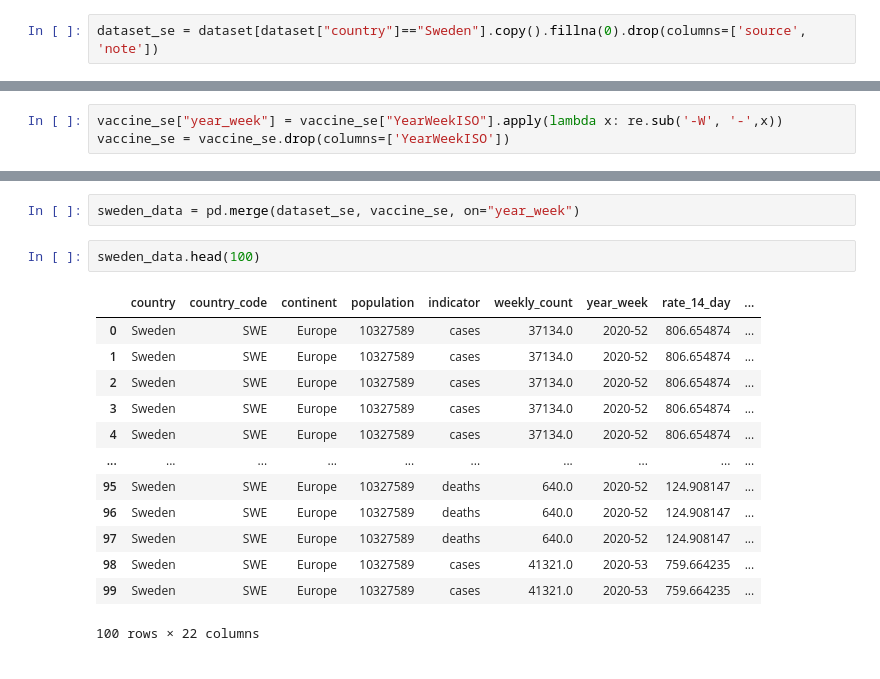
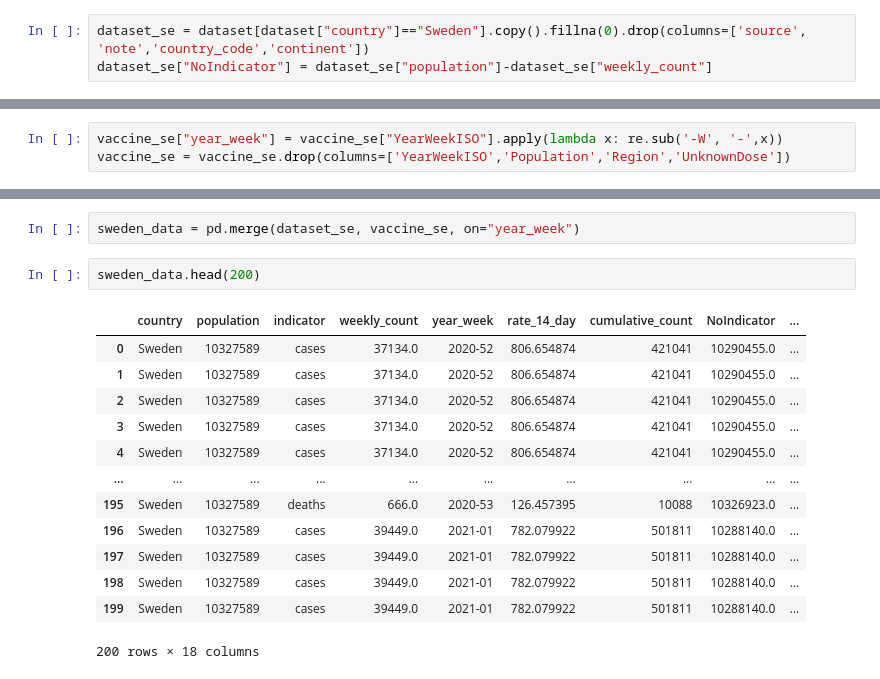
Before and after one commit to SSShinorina/Covid-19-Group-Work-, a Jupyter notebook: Covid-19.ipynb, the cells around one changed output, grey strips where cells are left out. Drawn from its saved outputs; the diff is of its cells as text.

```diff
--- a/Covid-19.ipynb
+++ b/Covid-19.ipynb
@@ -6,7 +13,8 @@ dataset=pd.read_excel('Downloads/covid-19.xlsx')
 # %%
 vaccine=pd.read_csv('Documents/vaccine.csv')
 # %%
-dataset_se = dataset[dataset["country"]=="Sweden"].copy().fillna(0).drop(columns=['source', 'note'])
+dataset_se = dataset[dataset["country"]=="Sweden"].copy().fillna(0).drop(columns=['source', 'note','country_code','continent'])
+dataset_se["NoIndicator"] = dataset_se["population"]-dataset_se["weekly_count"]
 # %%
 vaccine_se = vaccine[vaccine["ReportingCountry"]=="SE"].copy().fillna(0)
 # %%
@@ -28,6 +36,6 @@ dataset_se.head(100)
 # %%
 vaccine_se["year_week"] = vaccine_se["YearWeekISO"].apply(lambda x: re.sub('-W', '-',x))
-vaccine_se = vaccine_se.drop(columns=['YearWeekISO'])
+vaccine_se = vaccine_se.drop(columns=['YearWeekISO','Population','Region','UnknownDose'])
 # %%
 vaccine_se.head(100)
 # %% [output]
@@ -47,21 +55,21 @@ vaccine_se.head(100)
 # %%
 sweden_data = pd.merge(dataset_se, vaccine_se, on="year_week")
 # %%
-sweden_data.head(100)
+sweden_data.head(200)
 # %% [output]
-|  | country | country_code | continent | population | indicator | weekly_count | year_week | rate_14_day | ... |
-| 0 | Sweden | SWE | Europe | 10327589 | cases | 37134.0 | 2020-52 | 806.654874 | ... |
-| 1 | Sweden | SWE | Europe | 10327589 | cases | 37134.0 | 2020-52 | 806.654874 | ... |
-| 2 | Sweden | SWE | Europe | 10327589 | cases | 37134.0 | 2020-52 | 806.654874 | ... |
-| 3 | Sweden | SWE | Europe | 10327589 | cases | 37134.0 | 2020-52 | 806.654874 | ... |
-| 4 | Sweden | SWE | Europe | 10327589 | cases | 37134.0 | 2020-52 | 806.654874 | ... |
+|  | country | population | indicator | weekly_count | year_week | rate_14_day | cumulative_count | NoIndicator | ... |
+| 0 | Sweden | 10327589 | cases | 37134.0 | 2020-52 | 806.654874 | 421041 | 10290455.0 | ... |
+| 1 | Sweden | 10327589 | cases | 37134.0 | 2020-52 | 806.654874 | 421041 | 10290455.0 | ... |
+| 2 | Sweden | 10327589 | cases | 37134.0 | 2020-52 | 806.654874 | 421041 | 10290455.0 | ... |
+| 3 | Sweden | 10327589 | cases | 37134.0 | 2020-52 | 806.654874 | 421041 | 10290455.0 | ... |
+| 4 | Sweden | 10327589 | cases | 37134.0 | 2020-52 | 806.654874 | 421041 | 10290455.0 | ... |
 | ... | ... | ... | ... | ... | ... | ... | ... | ... | ... |
-| 95 | Sweden | SWE | Europe | 10327589 | deaths | 640.0 | 2020-52 | 124.908147 | ... |
-| 96 | Sweden | SWE | Europe | 10327589 | deaths | 640.0 | 2020-52 | 124.908147 | ... |
-| 97 | Sweden | SWE | Europe | 10327589 | deaths | 640.0 | 2020-52 | 124.908147 | ... |
-| 98 | Sweden | SWE | Europe | 10327589 | cases | 41321.0 | 2020-53 | 759.664235 | ... |
-| 99 | Sweden | SWE | Europe | 10327589 | cases | 41321.0 | 2020-53 | 759.664235 | ... |
+| 195 | Sweden | 10327589 | deaths | 666.0 | 2020-53 | 126.457395 | 10088 | 10326923.0 | ... |
+| 196 | Sweden | 10327589 | cases | 39449.0 | 2021-01 | 782.079922 | 501811 | 10288140.0 | ... |
+| 197 | Sweden | 10327589 | cases | 39449.0 | 2021-01 | 782.079922 | 501811 | 10288140.0 | ... |
+| 198 | Sweden | 10327589 | cases | 39449.0 | 2021-01 | 782.079922 | 501811 | 10288140.0 | ... |
+| 199 | Sweden | 10327589 | cases | 39449.0 | 2021-01 | 782.079922 | 501811 | 10288140.0 | ... |
-100 rows × 22 columns
+200 rows × 18 columns
 # %%
 import plotly.express as px
 import matplotlib.pyplot as plt
```
Also changed, not shown: parts of 12 cells of this notebook.
